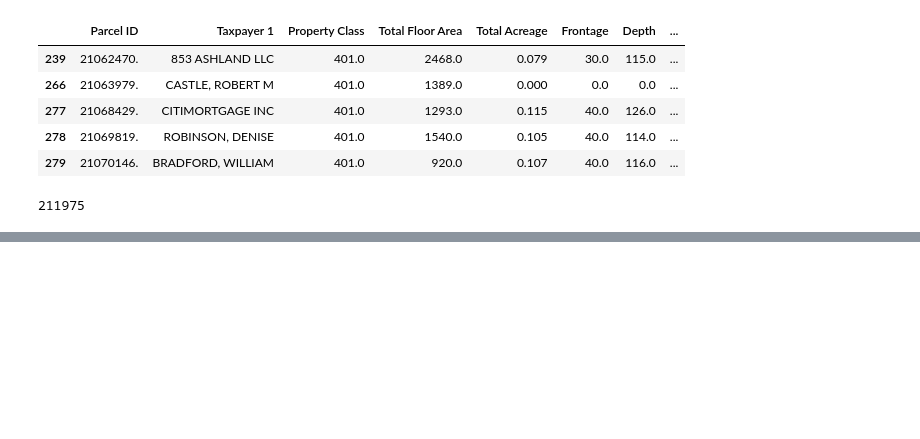
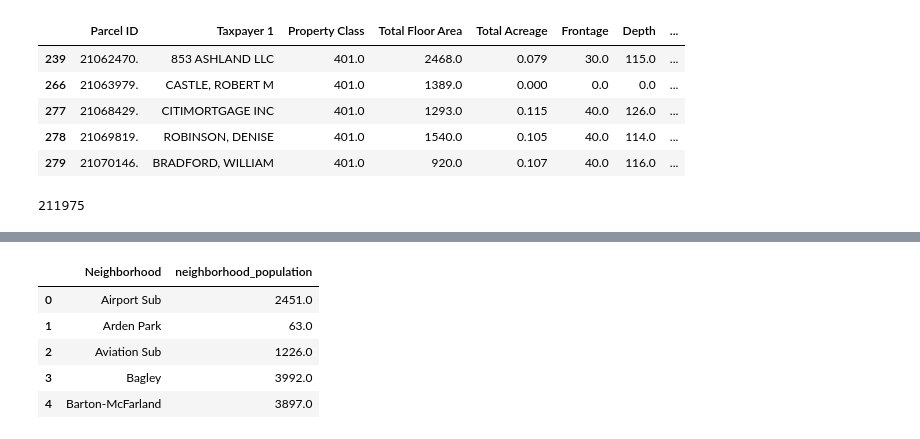
Before and after one commit to data-4700/city-of-detroit, a Jupyter notebook: detroit_housing.ipynb, the cells around one changed output, grey strips where cells are left out. Cells and saved outputs as stored; diff of their text form; code cells hidden in the pictures; blank space fills up the shorter version.

```diff
--- a/detroit_housing.ipynb
+++ b/detroit_housing.ipynb
@@ -608,0 +624,12 @@ done
+# %%
+#gathering number of houses by neighborhood
+housecount = df.groupby('Neighborhood').size().reset_index(name='count')
+hcount = housecount.groupby('Neighborhood')['count'].mean().reset_index(name='neighborhood_population')
+hcount.head(5)
+# %% [output]
+|  | Neighborhood | neighborhood_population |
+| 0 | Airport Sub | 2451.0 |
+| 1 | Arden Park | 63.0 |
+| 2 | Aviation Sub | 1226.0 |
+| 3 | Bagley | 3992.0 |
+| 4 | Barton-McFarland | 3897.0 |
```
Also changed, not shown: parts of 8 cells of this notebook.
